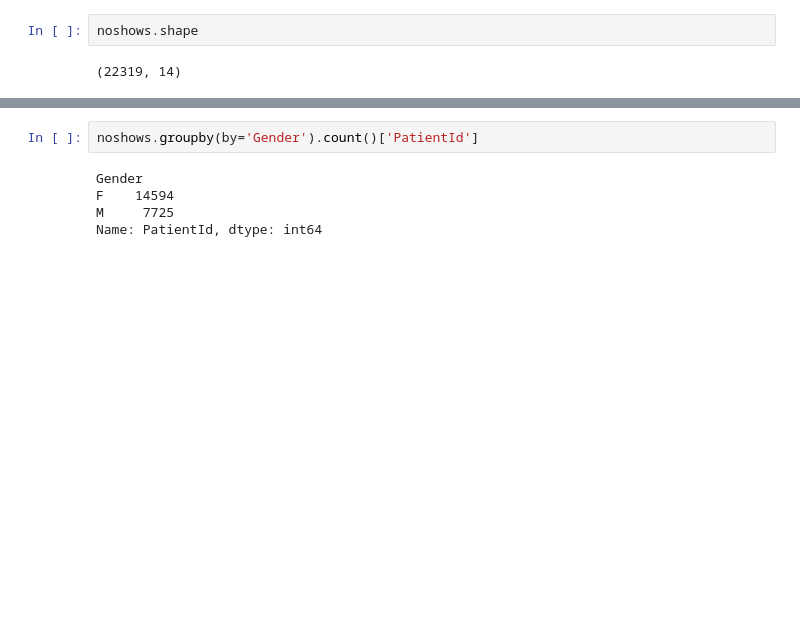
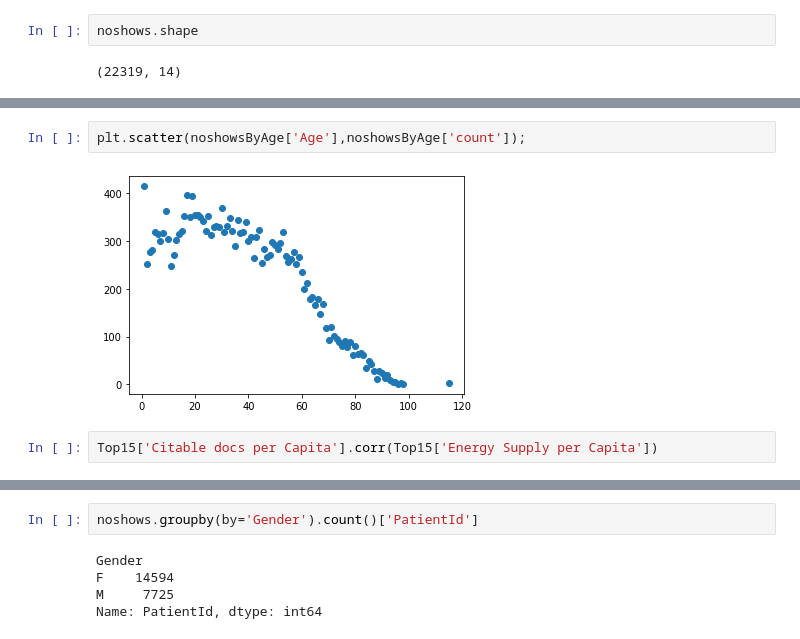
Before and after one commit to iamjakkie/No-show-analysis, a Jupyter notebook: No-show-analysis.ipynb, the cells around one changed output, grey strips where cells are left out. Drawn from its saved outputs; the diff is of its cells as text; blank space fills up the shorter version.

```diff
--- a/No-show-analysis.ipynb
+++ b/No-show-analysis.ipynb
@@ -266,0 +285,6 @@ noshows.shape
+# %%
+plt.scatter(noshowsByAge['Age'],noshowsByAge['count']);
+# %% [output]
+[figure, added]
+# %%
+Top15['Citable docs per Capita'].corr(Top15['Energy Supply per Capita'])
```
Also changed, not shown: parts of 9 cells of this notebook.
